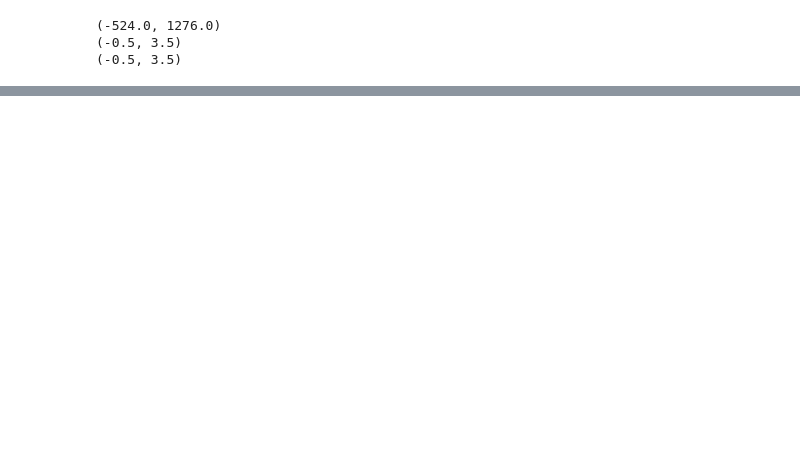
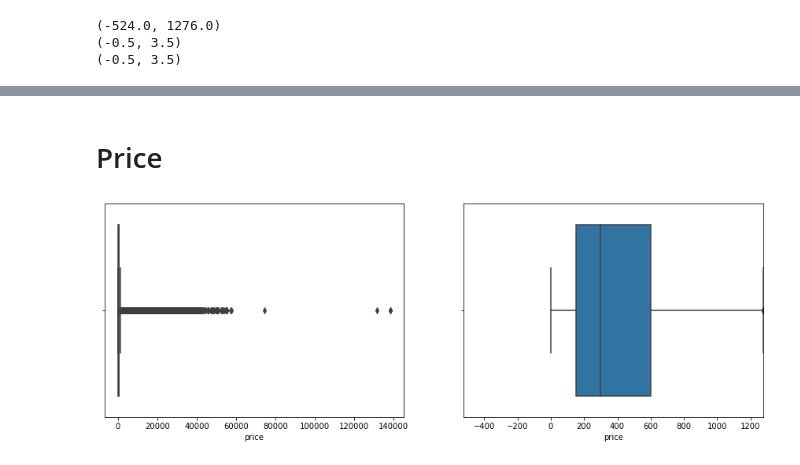
Before and after one commit to AlbertoFAraujo/Py_ML_Airbnb_RJ, a Jupyter notebook: DataScience-Airbnb.ipynb, the cells around one changed output, grey strips where cells are left out. Saved outputs shown, nothing was run; the diff lists cells and outputs as text; code cells hidden in the pictures; blank space fills up the shorter version.

```diff
--- a/DataScience-Airbnb.ipynb
+++ b/DataScience-Airbnb.ipynb
@@ -296,3 +331,39 @@ max      138288.000000
 Name: price, dtype: float64
 ************************************************************
 -524.0 1276.0
+# %%
+def diagrama_caixa(coluna):
+    # Plotagem de gráfico 1 linha x 2 colunas
+    fig, (ax1, ax2) = plt.subplots(1,2)
+    fig.set_size_inches(15,5)
+
+    sns.boxplot(x=coluna, ax=ax1)
+
+    ax2.set_xlim(limite(coluna))
+    sns.boxplot(x=coluna, ax=ax2)
+
+def histograma(coluna, xlim = None, ylim = None):
+    plt.figure(figsize=(25,5))
+    sns.histplot(x=coluna, bins = 50, kde=True)
+
+    if xlim is not None:
+        plt.xlim(xlim)
+
+    if ylim is not None:
+        plt.ylim(ylim)
+
+def excluir_outliers(df, nome_coluna):
+    # shape retorna uma tupla (linhas, coluna)
+    qtd_linhas = df.shape[0]
+
+    #limites() retorna uma tupla(limite inferior da coluna, superior da coluna)
+    lim_inf, lim_sup = limites(df[nome_coluna])
+
+    # extrai as linhas que atende a condição e todas as colunas
+    df = df.loc[(df[nome_coluna] >= lim_inf) & (df[nome_coluna] <= lim_sup), :]
+# %% [markdown]
+# Price
+# %%
+diagrama_caixa(base_airbnb_final['price'])
+# %% [output]
+[figure, added]
```
Also changed, not shown: parts of 10 cells of this notebook.
